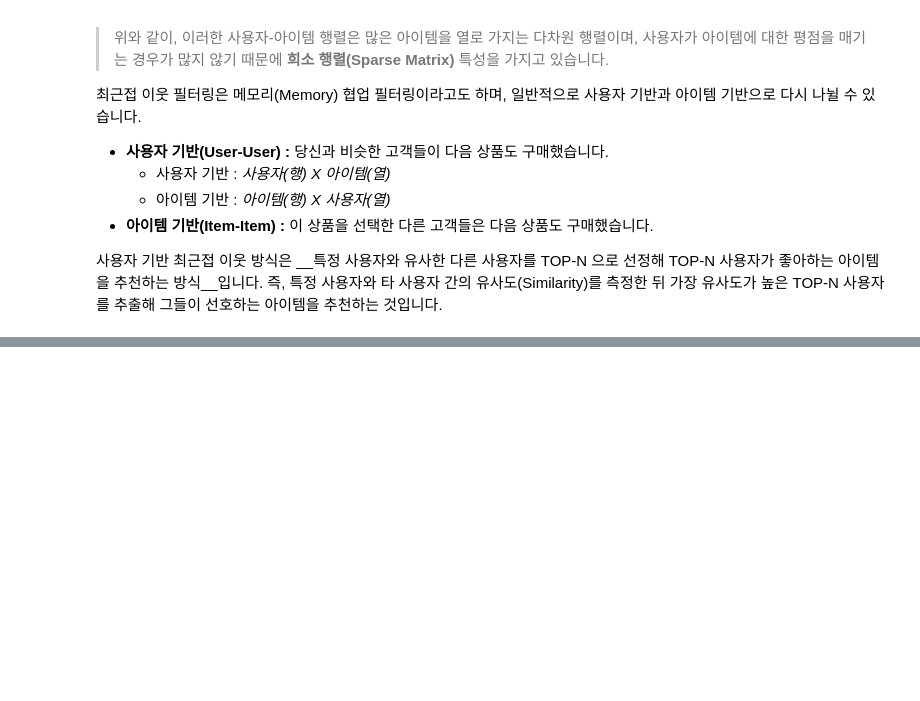
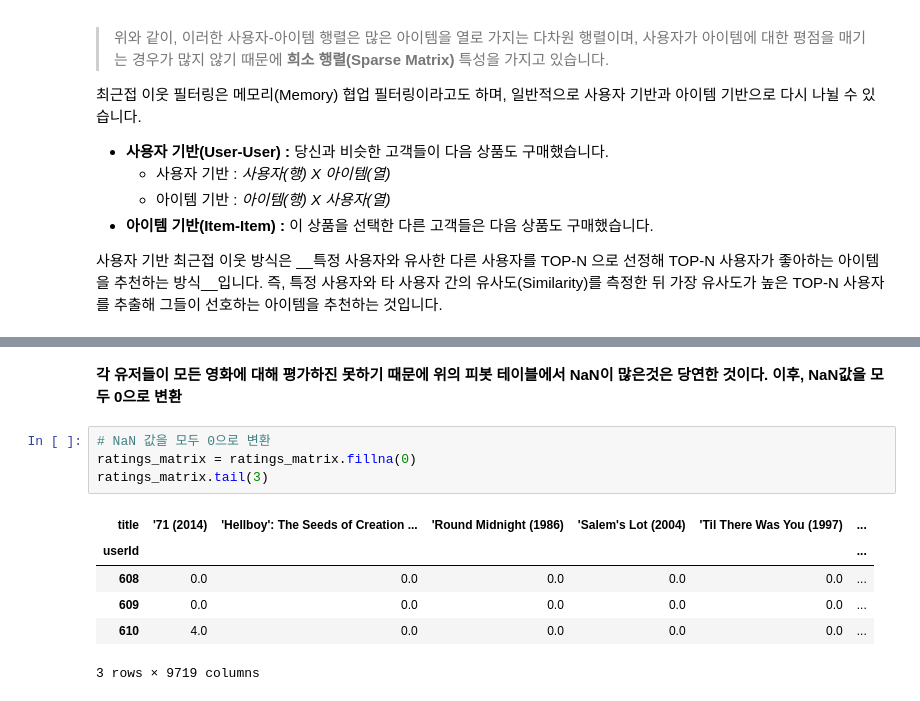
Before and after one commit to ByuungHyunPark/Recommend-System, a Jupyter notebook: 2. 협업필터링 - 최근접 이웃 필터링.ipynb, the cells around one changed output, grey strips where cells are left out. Cells and saved outputs as stored; diff of their text form; blank space fills up the shorter version.

```diff
--- a/2. 협업필터링 - 최근접 이웃 필터링.ipynb
+++ b/2. 협업필터링 - 최근접 이웃 필터링.ipynb
@@ -26,0 +84,13 @@ __즉, 사용자가 남긴 평점(rating)데이터를 기반하여, 남기지
+# %% [markdown]
+__각 유저들이 모든 영화에 대해 평가하진 못하기 때문에 위의 피봇 테이블에서 NaN이 많은것은 당연한 것이다. 이후, NaN값을 모두 0으로 변환__
+# %%
+# NaN 값을 모두 0으로 변환
+ratings_matrix = ratings_matrix.fillna(0)
+ratings_matrix.tail(3)
+# %% [output]
+| title | '71 (2014) | 'Hellboy': The Seeds of Creation ... | 'Round Midnight (1986) | 'Salem's Lot (2004) | 'Til There Was You (1997) | ... |
+| userId |  |  |  |  |  | ... |
+| 608 | 0.0 | 0.0 | 0.0 | 0.0 | 0.0 | ... |
+| 609 | 0.0 | 0.0 | 0.0 | 0.0 | 0.0 | ... |
+| 610 | 4.0 | 0.0 | 0.0 | 0.0 | 0.0 | ... |
+3 rows × 9719 columns
```
Also changed, not shown: parts of 20 cells of this notebook.
